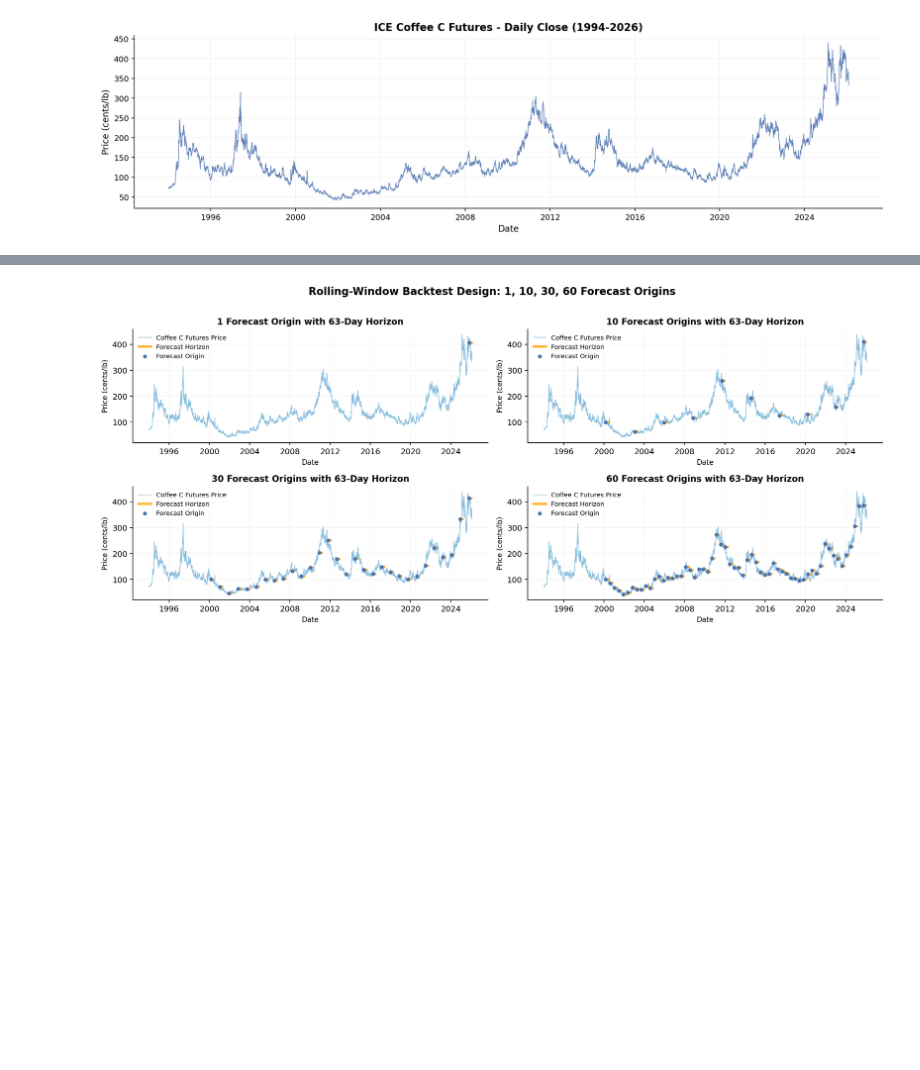
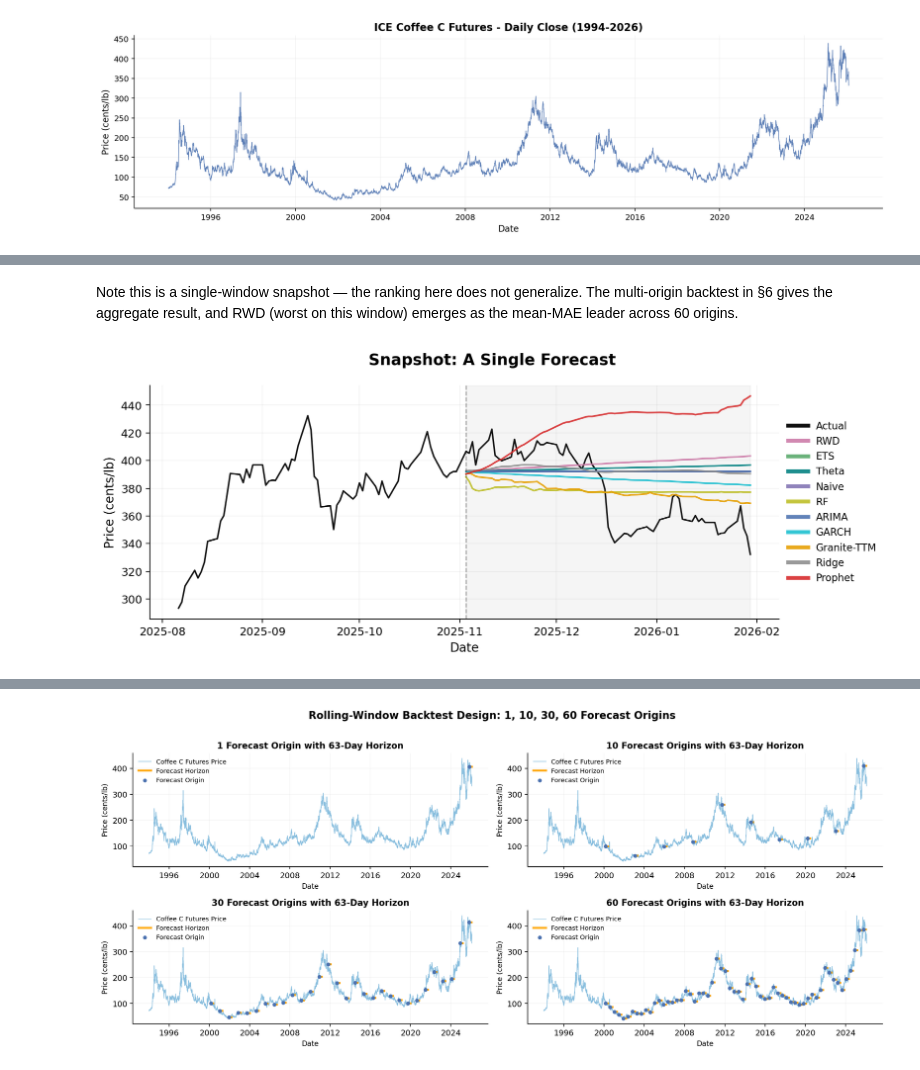
Before and after one commit to F5F0A0/coffee-futures-forecasting-model, a Jupyter notebook: notebooks/01_backtest.ipynb, the cells around one changed output, grey strips where cells are left out. Saved outputs shown, nothing was run; the diff lists cells and outputs as text; code cells hidden in the pictures; blank space fills up the shorter version.

```diff
--- a/notebooks/01_backtest.ipynb
+++ b/notebooks/01_backtest.ipynb
@@ -99,0 +251,49 @@ cannot be dismissed as tail-of-series artifacts.
+# %% [markdown]
+Note this is a single-window snapshot &mdash; the ranking here does not generalize. The multi-origin backtest in §6 gives the aggregate result, and RWD (worst on this window) emerges as the mean-MAE leader across 60 origins.
+# %%
+# Show the last 63 trading days *before* the holdout too so the forecast
+# isn't floating in space.
+VIS_DAYS = HORIZON
+vis_start = max(0, a - VIS_DAYS)
+vis_df = df.iloc[vis_start : a + HORIZON][["ds", "y"]].copy()
+
+fig, ax = plt.subplots(figsize=(10, 4), dpi=180)
+
+ax.axvspan(test_start, vis_df["ds"].max(), color="gray", alpha=0.08)
+ax.plot(
+    vis_df["ds"], vis_df["y"], color=COLOR_MAP["Actual"], linewidth=1.4, label="Actual"
+)
+
+for name in PLOT_ORDER:
+    if name not in plot_df.columns:
+        continue
+    y_hat = plot_df[name].to_numpy(dtype=float)
+    if np.any(~np.isfinite(y_hat)):
+        continue
+    ax.plot(
+        plot_df["ds"],
+        y_hat,
+        color=COLOR_MAP.get(name, "#666666"),
+        linewidth=1.5,
+        alpha=0.88,
+        label=name,
+    )
+
+ax.axvline(test_start, ls="--", linewidth=1, color="black", alpha=0.35)
+
+fig.suptitle("Snapshot: A Single Forecast", fontsize=14, weight="semibold", y=0.98)
+ax.set_xlabel("Date", fontsize=11)
+ax.set_ylabel("Price (cents/lb)", fontsize=11)
+ax.grid(True, alpha=0.15)
+ax.spines["top"].set_visible(False)
+ax.spines["right"].set_visible(False)
+
+leg = ax.legend(loc="center left", bbox_to_anchor=(1, 0.5), frameon=False, fontsize=9)
+for line in leg.get_lines():
+    line.set_linewidth(3.5)
+
+fig.tight_layout()
+fig.savefig(FIG_DIR / "coffee_holdout_plot.png", dpi=300, bbox_inches="tight")
+plt.show()
+# %% [output]
+[figure, added]
```
Also changed, not shown: parts of 18 cells of this notebook, 20 other files.
